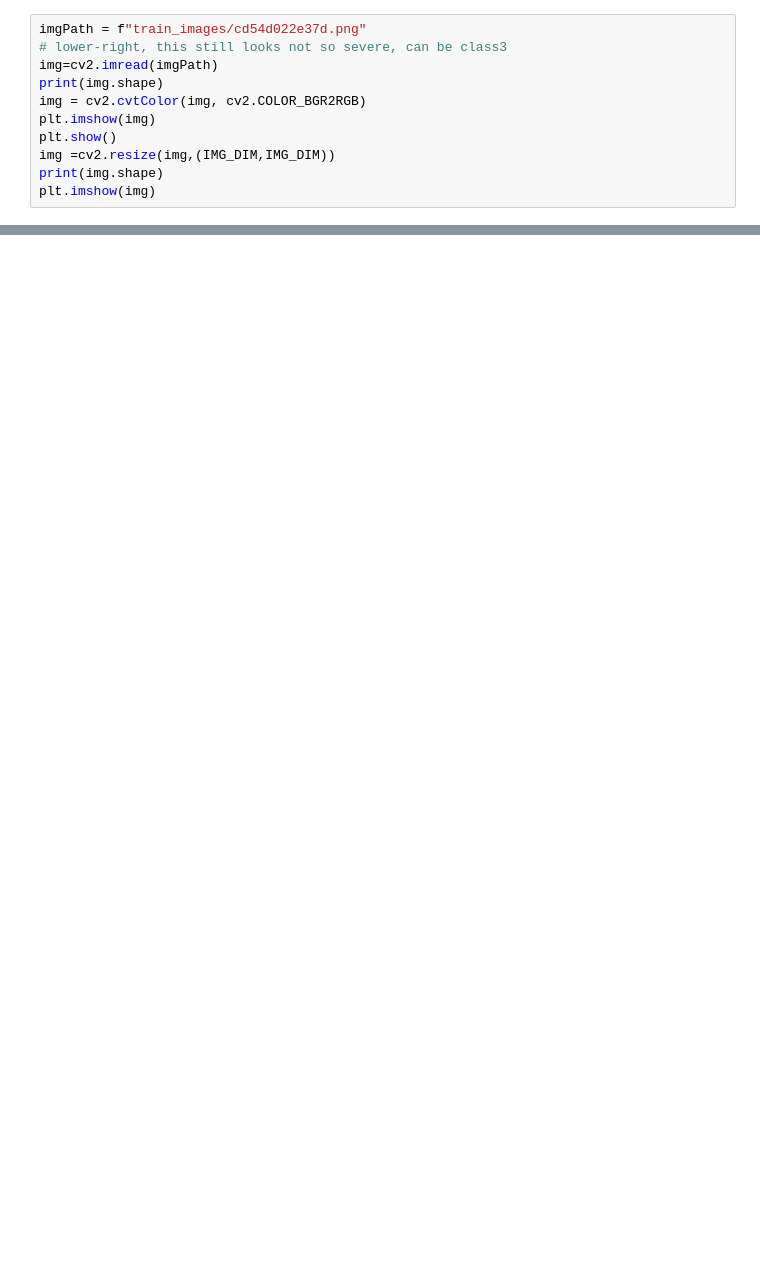
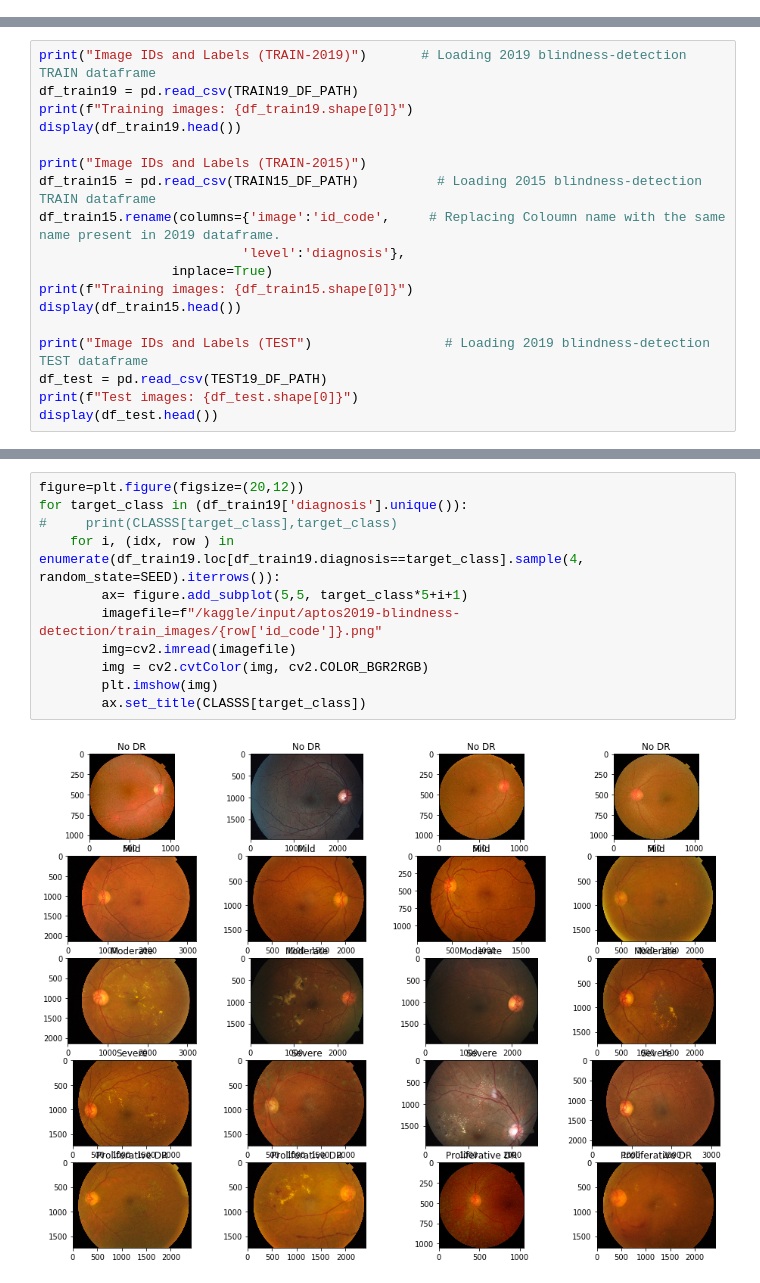
Before and after one commit to KarryHarsh/blindness-detection-capstone-project, a Jupyter notebook: Blindness-detection.ipynb, the cells around one changed output, grey strips where cells are left out. Drawn from its saved outputs; the diff is of its cells as text; blank space fills up the shorter version.

```diff
--- a/Blindness-detection.ipynb
+++ b/Blindness-detection.ipynb
@@ -51,11 +49,0 @@ Name: diagnosis, dtype: int64
-# %%
-imgPath = f"train_images/cd54d022e37d.png"
-# lower-right, this still looks not so severe, can be class3
-img=cv2.imread(imgPath)
-print(img.shape)
-img = cv2.cvtColor(img, cv2.COLOR_BGR2RGB)
-plt.imshow(img)
-plt.show()
-img =cv2.resize(img,(IMG_DIM,IMG_DIM))
-print(img.shape)
-plt.imshow(img)
@@ -63,0 +83,18 @@ AttributeError: 'NoneType' object has no attribute 'shape'
+# %%
+print("Image IDs and Labels (TRAIN-2019)")       # Loading 2019 blindness-detection TRAIN dataframe
+df_train19 = pd.read_csv(TRAIN19_DF_PATH)
+print(f"Training images: {df_train19.shape[0]}")
+display(df_train19.head())
+
+print("Image IDs and Labels (TRAIN-2015)")
+df_train15 = pd.read_csv(TRAIN15_DF_PATH)          # Loading 2015 blindness-detection TRAIN dataframe
+df_train15.rename(columns={'image':'id_code',     # Replacing Coloumn name with the same name present in 2019 dataframe.
+                          'level':'diagnosis'},
+                 inplace=True)
+print(f"Training images: {df_train15.shape[0]}")
+display(df_train15.head())
+
+print("Image IDs and Labels (TEST")                 # Loading 2019 blindness-detection TEST dataframe
+df_test = pd.read_csv(TEST19_DF_PATH)
+print(f"Test images: {df_test.shape[0]}")
+display(df_test.head())
@@ -63,0 +146,13 @@ AttributeError: 'NoneType' object has no attribute 'shape'
+# %%
+figure=plt.figure(figsize=(20,12))
+for target_class in (df_train19['diagnosis'].unique()):
+#     print(CLASSS[target_class],target_class)
+    for i, (idx, row ) in enumerate(df_train19.loc[df_train19.diagnosis==target_class].sample(4, random_state=SEED).iterrows()):
+        ax= figure.add_subplot(5,5, target_class*5+i+1)
+        imagefile=f"/kaggle/input/aptos2019-blindness-detection/train_images/{row['id_code']}.png"
+        img=cv2.imread(imagefile)
+        img = cv2.cvtColor(img, cv2.COLOR_BGR2RGB)
+        plt.imshow(img)
+        ax.set_title(CLASSS[target_class])
+# %% [output]
+[figure, added]
```
Also changed, not shown: parts of 64 cells of this notebook, 12 other files.
